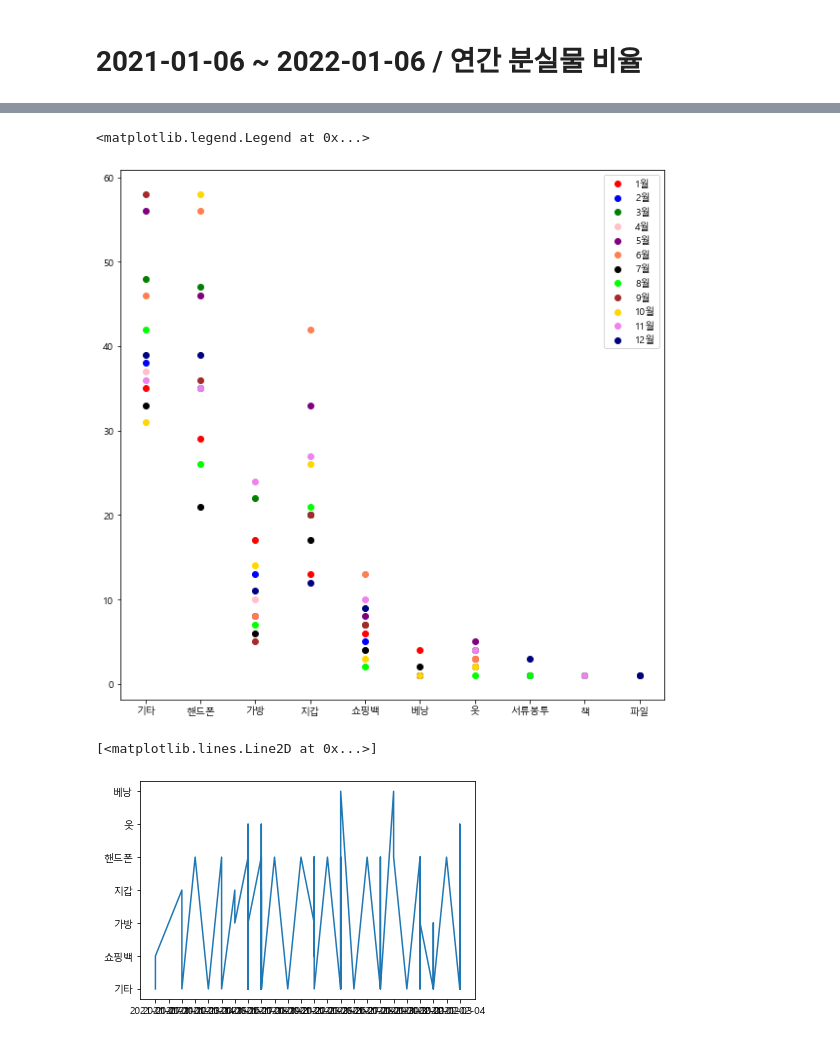
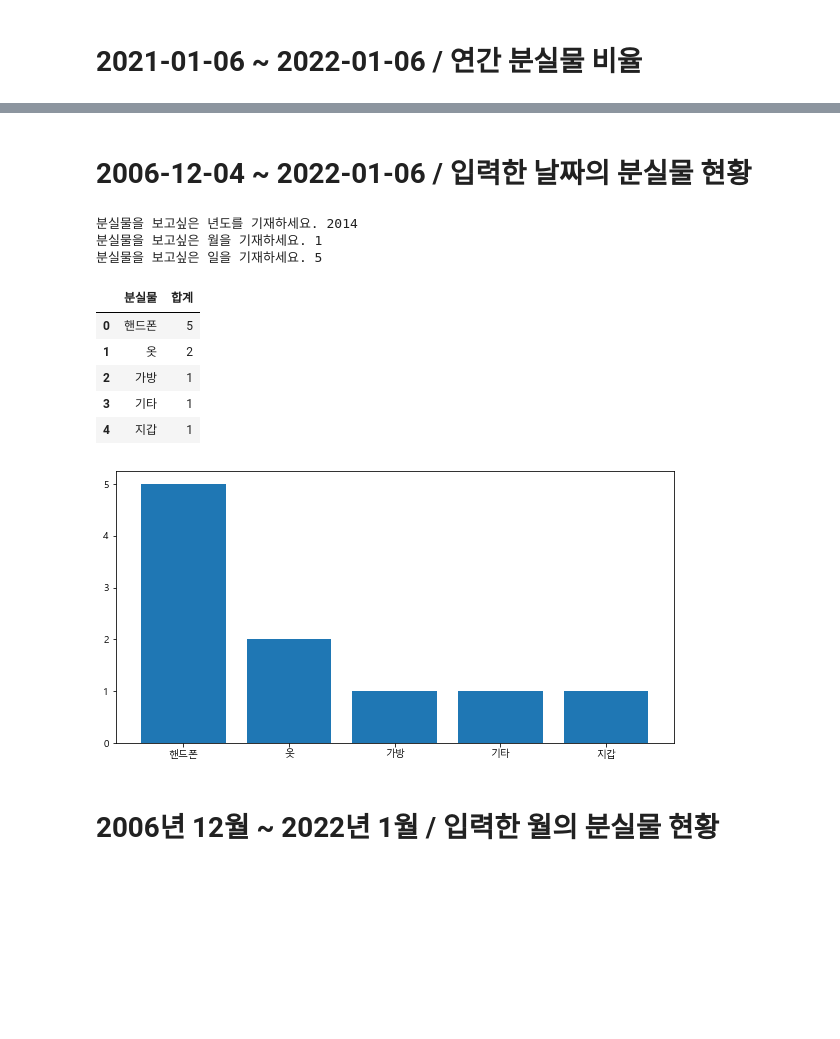
Before and after one commit to kin8089/Python, a Jupyter notebook: project.ipynb, the cells around one changed output, grey strips where cells are left out. Drawn from its saved outputs; the diff is of its cells as text; code cells hidden in the pictures; blank space fills up the shorter version.

```diff
--- a/project.ipynb
+++ b/project.ipynb
@@ -163,25 +161,37 @@ years_df.plot.pie(x='1년',y='합계',labels = years_df['1년'],autopct='%.f%%',
-# %%
-plt.figure(figsize=(10,10))
-
-plt.scatter(January_df['1월'],January_df['합계'],color='red')
-plt.scatter(February_df['2월'],February_df['합계'], color = 'blue')
-plt.scatter(March_df['3월'],March_df['합계'], color = 'green')
-plt.scatter(April_df['4월'],April_df['합계'], color = 'pink')
-plt.scatter(May_df['5월'],May_df['합계'], color = 'purple')
-plt.scatter(June_df['6월'],June_df['합계'], color = 'coral')
-plt.scatter(July_df['7월'],July_df['합계'], color = 'black')
-plt.scatter(August_df['8월'],August_df['합계'], color = 'lime')
-plt.scatter(September_df['9월'],September_df['합계'], color = 'brown')
-plt.scatter(October_df['10월'],October_df['합계'], color = 'gold')
-plt.scatter(November_df['11월'],November_df['합계'], color = 'violet')
-plt.scatter(December_df['12월'],December_df['합계'],color = 'navy')
-
-plt.legend(c)
-# %% [output]
-<matplotlib.legend.Legend at 0x...>
-[figure, removed]
-# %%
-plt.plot(January['등록일자'],January['분실물종류'])
-# %% [output]
-[<matplotlib.lines.Line2D at 0x...>]
-[figure, removed]
+# %% [markdown]
+# 2006-12-04 ~ 2022-01-06 / 입력한 날짜의 분실물 현황
+# %%
+a = int(input('분실물을 보고싶은 년도를 기재하세요.'))
+b = int(input('분실물을 보고싶은 월을 기재하세요.'))
+c = int(input('분실물을 보고싶은 일을 기재하세요.'))
+
+
+if b < 10 :
+    b = '0' + str(b)
+if c < 10 :
+    c = '0' + str(c)
+
+start = str(a)+'-'+str(b)+'-'+str(c)
+end = str(a)+'-'+str(b)+'-'+str(c)
+
+
+df_y = df[df['등록일자'].between(start,end)]
+df_z = df_y['분실물종류'].value_counts().rename_axis('분실물').reset_index(name = '합계')
+
+plt.figure(figsize=(10,5))
+plt.bar(df_z['분실물'],df_z['합계'])
+
+df_z
+# %% [output]
+분실물을 보고싶은 년도를 기재하세요. 2014
+분실물을 보고싶은 월을 기재하세요. 1
+분실물을 보고싶은 일을 기재하세요. 5
+|  | 분실물 | 합계 |
+| 0 | 핸드폰 | 5 |
+| 1 | 옷 | 2 |
+| 2 | 가방 | 1 |
+| 3 | 기타 | 1 |
+| 4 | 지갑 | 1 |
+[figure, added]
+# %% [markdown]
+# 2006년 12월 ~ 2022년 1월 / 입력한 월의 분실물 현황
```
Also changed, not shown: parts of 14 cells of this notebook.
